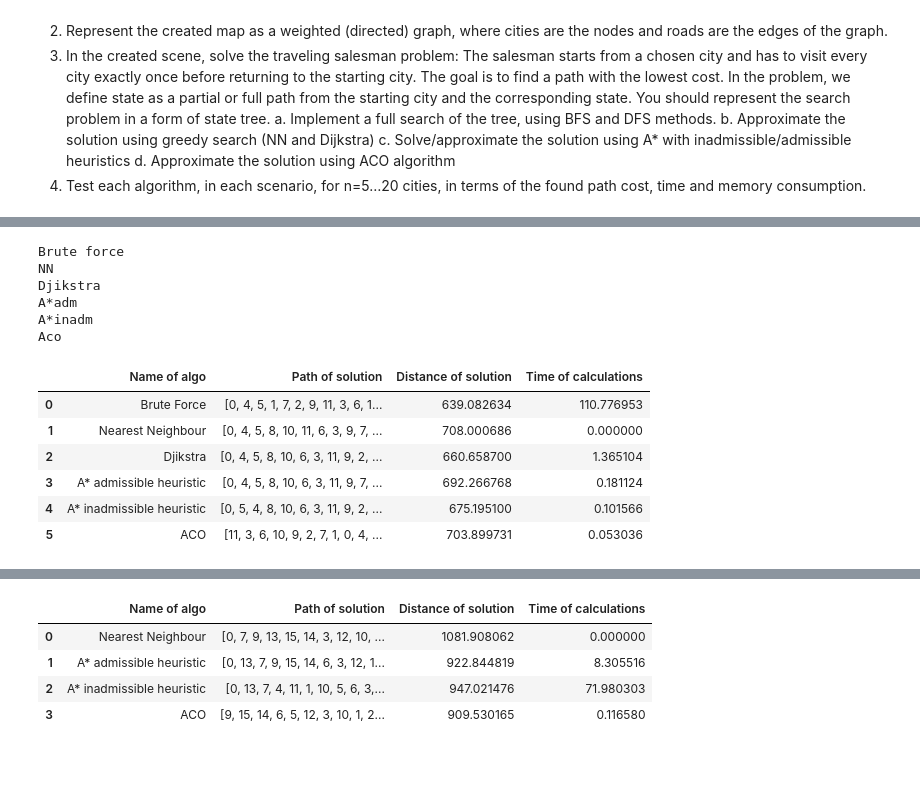
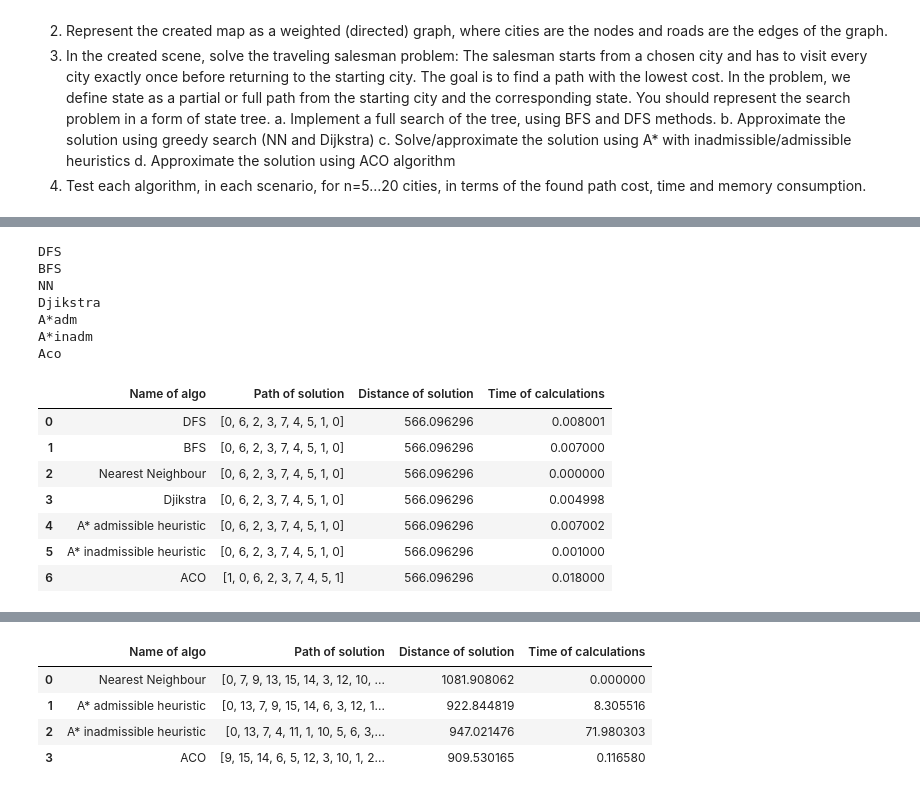
Before and after one commit to mkopanik/Introductiont-to-AI, a Jupyter notebook: Lab1/Lab1_final.ipynb, the cells around one changed output, grey strips where cells are left out. Saved outputs shown, nothing was run; the diff lists cells and outputs as text; code cells hidden in the pictures; blank space fills up the shorter version.

```diff
--- a/Lab1/Lab1_final.ipynb
+++ b/Lab1/Lab1_final.ipynb
@@ -591,17 +679,30 @@ def compare_algorithms(n , symmetrical , conenctions,seed, brute_force):
     timer = []
     if brute_force:
         # brute forceprint("")
-         print("Brute force")
+         print("DFS")
          start = time.time()
 
          paths_ = algos_space.dfs_all_paths(0)
          dfs_distance = algos_space.get_min_distance(paths_)   # based on route from dfs or bfs
          end = time.time()
          length = end - start
-         algo_name.append("Brute Force")
+         algo_name.append("DFS")
          path.append(dfs_distance[0])
          shortest_path.append(dfs_distance[1])
          timer.append(length)
+
+         print("BFS")
+         start = time.time()
+
+         paths_1 = algos_space.bfs_all_paths(0)
+         bfs_distance = algos_space.get_min_distance(paths_1)   # based on route from dfs or bfs
+         end = time.time()
+         length = end - start
+         algo_name.append("BFS")
+         path.append(bfs_distance[0])
+         shortest_path.append(bfs_distance[1])
+         timer.append(length)
+
 
          # nn
 
@@ -747,20 +850,22 @@ df
 # %%
-df1 = compare_algorithms(n = 12 , symmetrical= False , conenctions= 1 , brute_force= True, seed = 84);
+df1 = compare_algorithms(n = 8 , symmetrical= False , conenctions= 1 , brute_force= True,seed= 6);
 df1
 # %% [output]
-Brute force
+DFS
+BFS
 NN
 Djikstra
 A*adm
 A*inadm
 Aco
 |  | Name of algo | Path of solution | Distance of solution | Time of calculations |
-| 0 | Brute Force | [0, 4, 5, 1, 7, 2, 9, 11, 3, 6, 1... | 639.082634 | 110.776953 |
-| 1 | Nearest Neighbour | [0, 4, 5, 8, 10, 11, 6, 3, 9, 7, ... | 708.000686 | 0.000000 |
-| 2 | Djikstra | [0, 4, 5, 8, 10, 6, 3, 11, 9, 2, ... | 660.658700 | 1.365104 |
-| 3 | A* admissible heuristic | [0, 4, 5, 8, 10, 6, 3, 11, 9, 7, ... | 692.266768 | 0.181124 |
-| 4 | A* inadmissible heuristic | [0, 5, 4, 8, 10, 6, 3, 11, 9, 2, ... | 675.195100 | 0.101566 |
-| 5 | ACO | [11, 3, 6, 10, 9, 2, 7, 1, 0, 4, ... | 703.899731 | 0.053036 |
+| 0 | DFS | [0, 6, 2, 3, 7, 4, 5, 1, 0] | 566.096296 | 0.008001 |
+| 1 | BFS | [0, 6, 2, 3, 7, 4, 5, 1, 0] | 566.096296 | 0.007000 |
+| 2 | Nearest Neighbour | [0, 6, 2, 3, 7, 4, 5, 1, 0] | 566.096296 | 0.000000 |
+| 3 | Djikstra | [0, 6, 2, 3, 7, 4, 5, 1, 0] | 566.096296 | 0.004998 |
+| 4 | A* admissible heuristic | [0, 6, 2, 3, 7, 4, 5, 1, 0] | 566.096296 | 0.007002 |
+| 5 | A* inadmissible heuristic | [0, 6, 2, 3, 7, 4, 5, 1, 0] | 566.096296 | 0.001000 |
+| 6 | ACO | [1, 0, 6, 2, 3, 7, 4, 5, 1] | 566.096296 | 0.018000 |
 # %%
 df2 = compare_algorithms(n = 12 , symmetrical= True , conenctions= 0.8 , brute_force= True, seed = 12);
 df2
```
Also changed, not shown: parts of 28 cells of this notebook.
